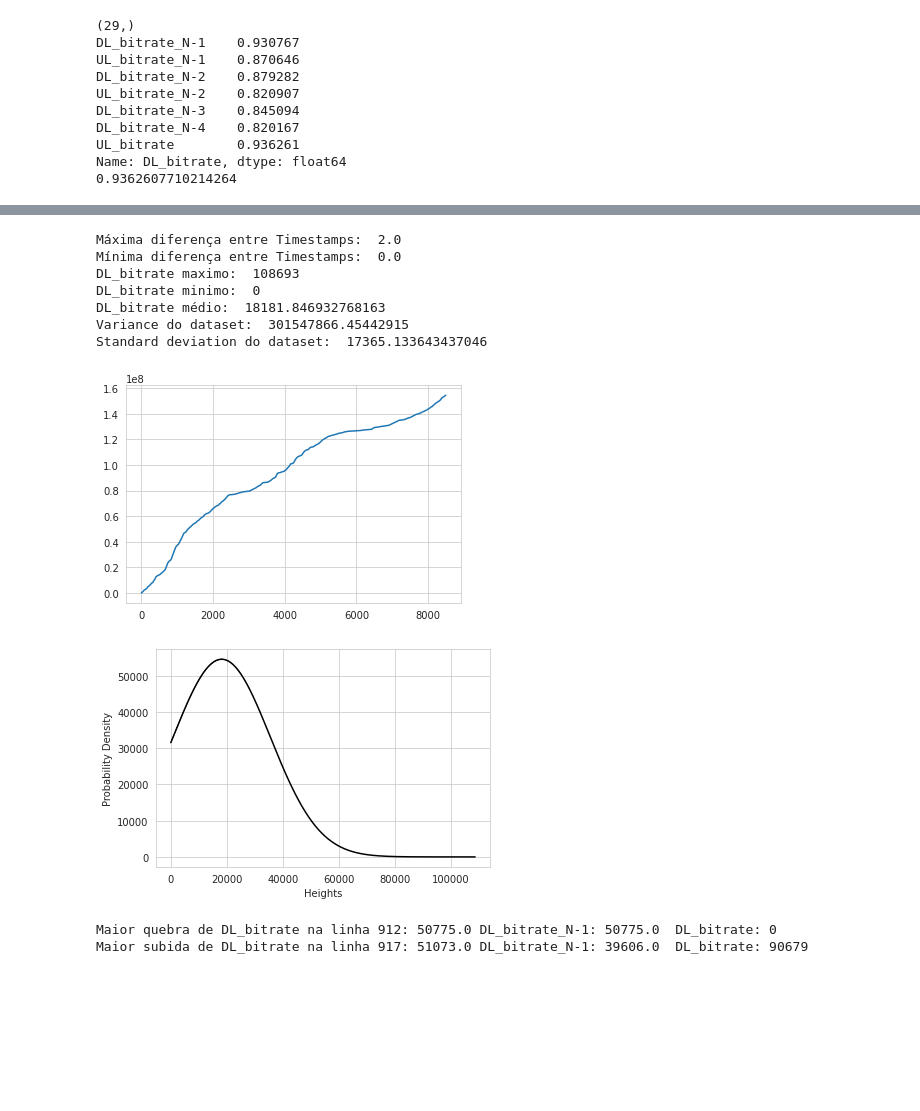
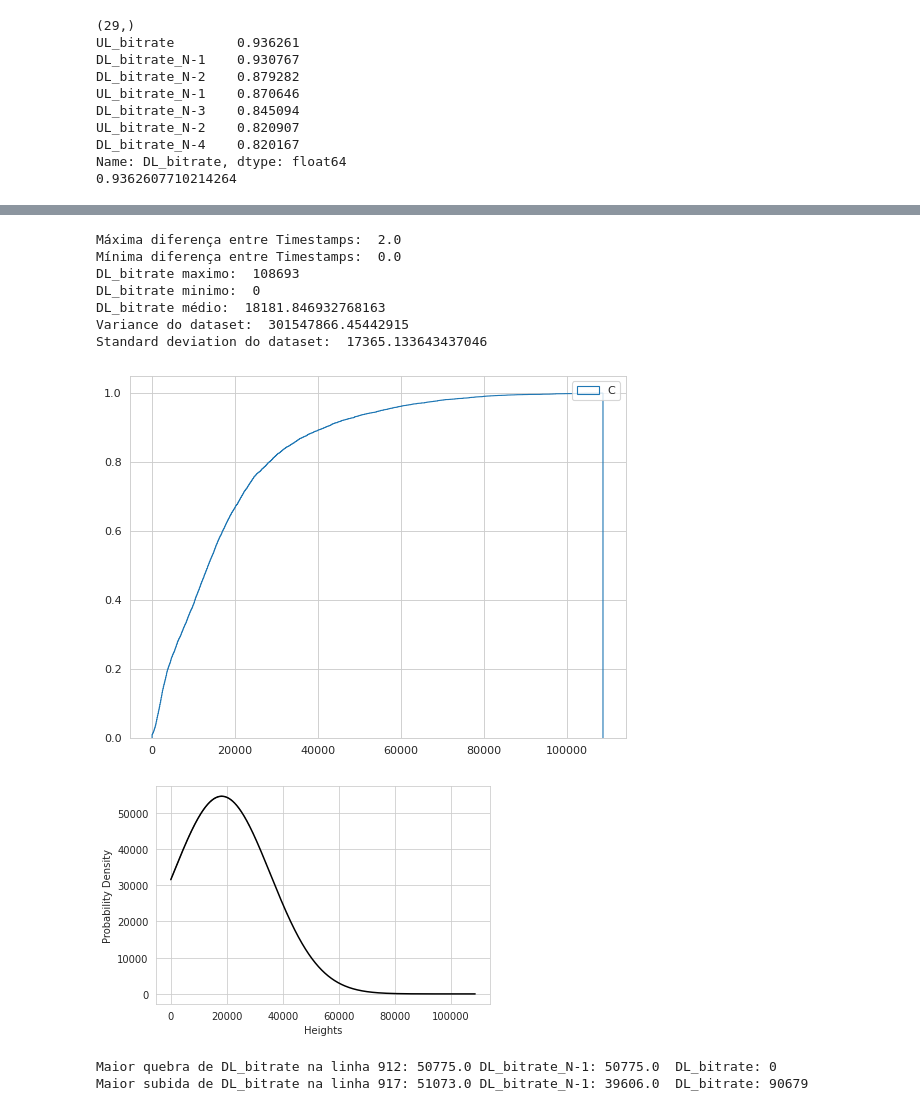
Before and after one commit to TiagoBem/PredictionModel, a Jupyter notebook: AnaliseDataset.ipynb, the cells around one changed output, grey strips where cells are left out. Drawn from its saved outputs; the diff is of its cells as text; code cells hidden in the pictures; blank space fills up the shorter version.

```diff
--- a/AnaliseDataset.ipynb
+++ b/AnaliseDataset.ipynb
@@ -15,6 +15,7 @@ correlations = dataset.corr().loc['DL_bitrate'].transpose()
 print(correlations.shape)
 correlations.pop('DL_bitrate')
 correlations = correlations[correlations > 0.8]
+correlations = correlations.sort_values(ascending=False)
 print(correlations)
 print(max(correlations))
 
@@ -59,8 +60,9 @@ print("Variance do dataset: ",statistics.variance(dataset['DL_bitrate']))
 print("Standard deviation do dataset: ",statistics.stdev(dataset['DL_bitrate']))
 
 # CDF
-cdf = np.cumsum(dataset['DL_bitrate'])
-plt.plot(cdf, label="CDF")
+plt.figure(figsize=(8, 6), dpi=80)
+dataset['DL_bitrate'].hist(cumulative=True, density=1, histtype='step', bins=1000)
+plt.legend('CDF')
 plt.show()
 
 # Normal distribution
@@ -107,12 +109,12 @@ increase = biggest_raise()
 print("Maior subida de DL_bitrate na linha " + str(increase) + ": " + str(dataset['DL_bitrate'][increase] - dataset['DL_bitrate_N-1'][increase]) + " DL_bitrate_N-1: " + str(dataset['DL_bitrate_N-1'][increase]) + "  DL_bitrate: " + str(dataset['DL_bitrate'][increase]))
 # %% [output]
 (29,)
+UL_bitrate        0.936261
 DL_bitrate_N-1    0.930767
+DL_bitrate_N-2    0.879282
 UL_bitrate_N-1    0.870646
-DL_bitrate_N-2    0.879282
+DL_bitrate_N-3    0.845094
 UL_bitrate_N-2    0.820907
-DL_bitrate_N-3    0.845094
 DL_bitrate_N-4    0.820167
-UL_bitrate        0.936261
 Name: DL_bitrate, dtype: float64
 0.9362607710214264
@@ -120,16 +122,16 @@ Name: DL_bitrate, dtype: float64
 [figure]
 [figure]
 [figure]
 [figure]
 [figure]
 Máxima diferença entre Timestamps:  2.0
 Mínima diferença entre Timestamps:  0.0
 DL_bitrate maximo:  108693
 DL_bitrate minimo:  0
 DL_bitrate médio:  18181.846932768163
 Variance do dataset:  301547866.45442915
 Standard deviation do dataset:  17365.133643437046
-[figure, old version]
+[figure, new version]
 [figure]
 Maior quebra de DL_bitrate na linha 912: 50775.0 DL_bitrate_N-1: 50775.0  DL_bitrate: 0
 Maior subida de DL_bitrate na linha 917: 51073.0 DL_bitrate_N-1: 39606.0  DL_bitrate: 90679
```
Also changed, not shown: parts of 1 cell of this notebook.
